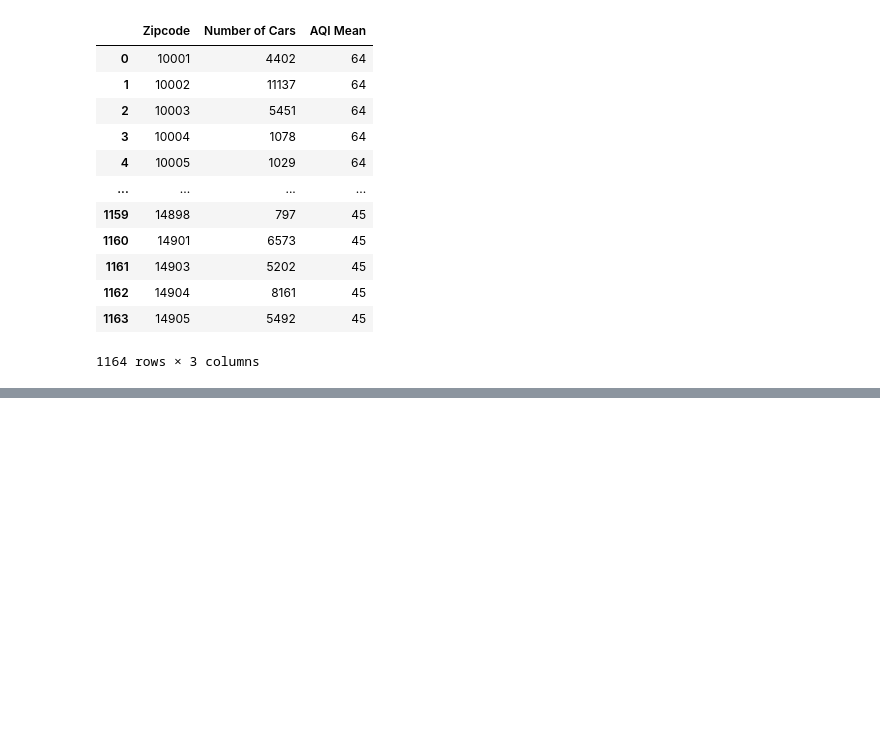
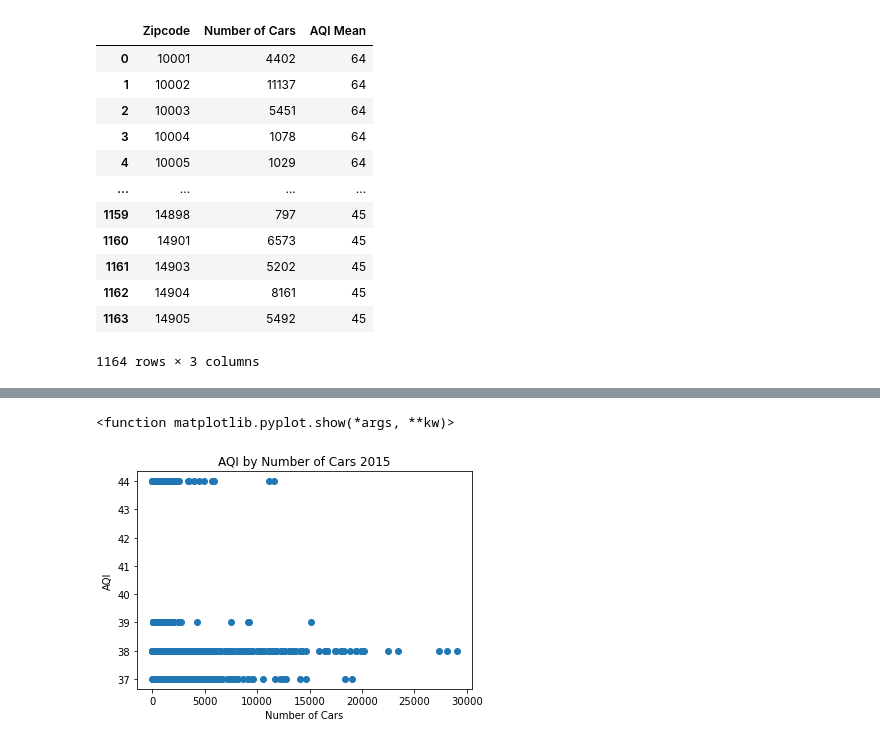
Before and after one commit to paloni-dotcom/Se7en, a Jupyter notebook: density_aqi.ipynb, the cells around one changed output, grey strips where cells are left out. Drawn from its saved outputs; the diff is of its cells as text; code cells hidden in the pictures; blank space fills up the shorter version.

```diff
--- a/density_aqi.ipynb
+++ b/density_aqi.ipynb
@@ -220,0 +220,9 @@ cars_per_zip20
+# %%
+plt.scatter(cars_per_zip15["Number of Cars"], cars_per_zip15['AQI Mean'])
+plt.xlabel("Number of Cars")
+plt.ylabel("AQI")
+plt.title("AQI by Number of Cars 2015")
+plt.show
+# %% [output]
+<function matplotlib.pyplot.show(*args, **kw)>
+[figure, added]
```
Also changed, not shown: parts of 4 cells of this notebook.
